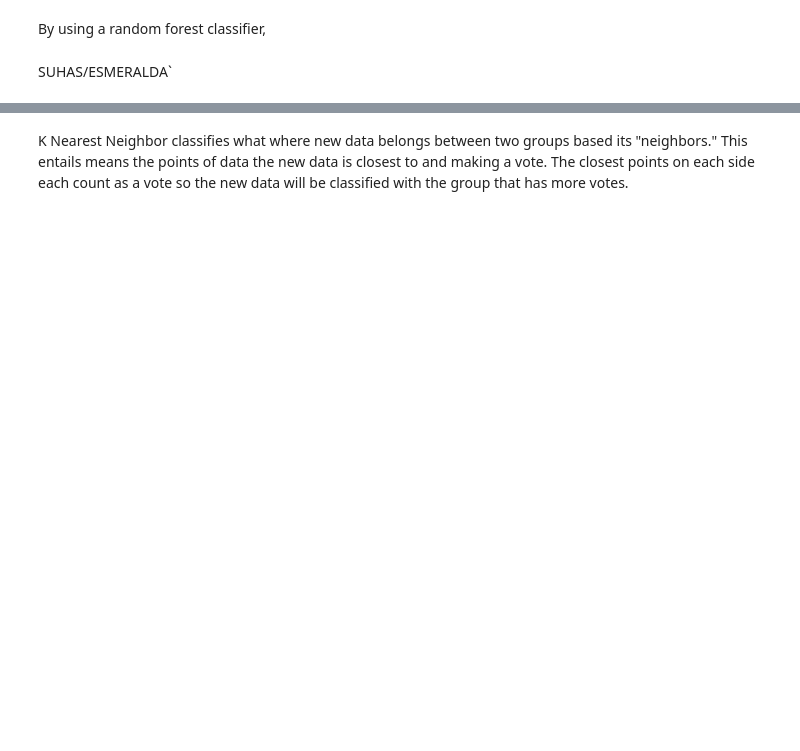
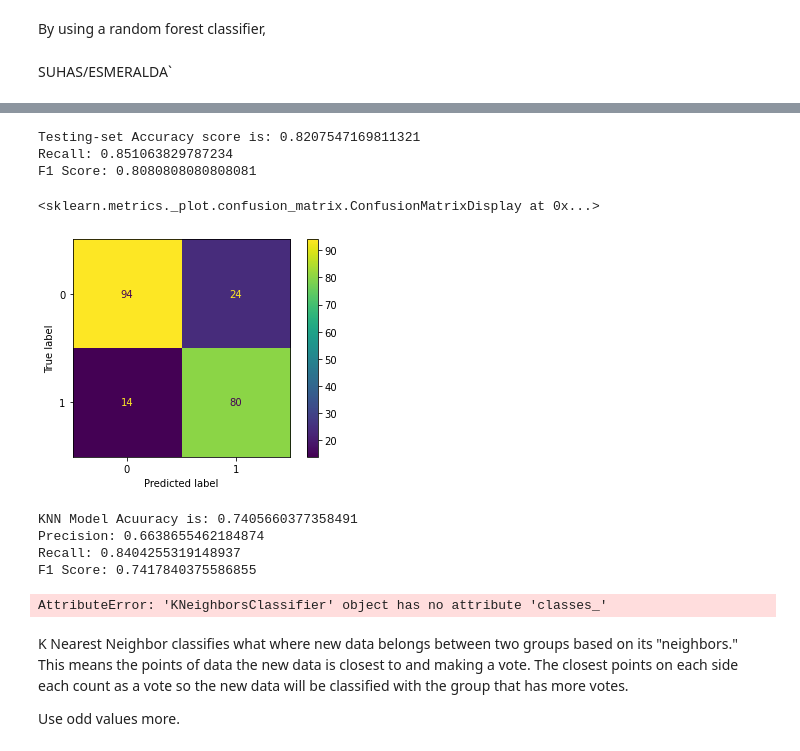
Before and after one commit to AnthonyCampbell208/SC22-BatchA-Frenzied-Physcists, a Jupyter notebook: final project/master_model_training.ipynb, the cells around one changed output, grey strips where cells are left out. Drawn from its saved outputs; the diff is of its cells as text; code cells hidden in the pictures; blank space fills up the shorter version.

```diff
--- a/final project/master_model_training.ipynb
+++ b/final project/master_model_training.ipynb
@@ -317,17 +355,54 @@ print(clf_rf_gs.best_params_)
 # %%
-knn = KNeighborsClassifier(n_neighbors = 5)
-knn.fit(X_train, y_train)
-y_pred_knn = knn.predict(X_test)
-acc_knn = metrics.accuracy_score(y_test,knn_pred)
-print("KNN Model Acuuracy is:", acc_knn)
-print("Precision:", metrics.precision_score(y_test, y_pred_knn))
-print("Recall:", metrics.recall_score(y_test, y_pred_knn))
-print("F1 Score:", metrics.f1_score(y_test, y_pred_knn))
-cm = confusion_matrix(y_test, y_pred_knn, labels=tree_clf.classes_)
-disp = ConfusionMatrixDisplay(confusion_matrix=cm, display_labels=clf.classes_)
+clf_rf = RandomForestClassifier(**clf_rf_gs.best_params_)
+clf_rf = clf_rf.fit(X_train,y_train)
+y_pred_rf = clf_rf.predict(X_test)
+acc_rf = metrics.accuracy_score(y_test, y_pred_rf)
+print('Testing-set Accuracy score is:', acc_rf)
+#print("Precision:", metrics.precision_score(y_test, y_pred_rf))
+print("Recall:", metrics.recall_score(y_test, y_pred_rf))
+print("F1 Score:", metrics.f1_score(y_test, y_pred_rf))
+cm = confusion_matrix(y_test, y_pred_rf, labels=tree_clf.classes_)
+disp = ConfusionMatrixDisplay(confusion_matrix=cm, display_labels=tree_clf.classes_)
 disp.plot()
+# %% [output]
+Testing-set Accuracy score is: 0.8207547169811321
+Recall: 0.851063829787234
+F1 Score: 0.8080808080808081
+<sklearn.metrics._plot.confusion_matrix.ConfusionMatrixDisplay at 0x...>
+[figure, added]
+# %%
+knn = KNeighborsClassifier(n_neighbors = 5)
+knn.fit(X_train, y_train)
+y_pred_knn = knn.predict(X_test)
+acc_knn = metrics.accuracy_score(y_test,y_pred_knn)
+print("KNN Model Acuuracy is:", acc_knn)
+print("Precision:", metrics.precision_score(y_test, y_pred_knn))
+print("Recall:", metrics.recall_score(y_test, y_pred_knn))
+print("F1 Score:", metrics.f1_score(y_test, y_pred_knn))
+cm = confusion_matrix(y_test, y_pred_knn, labels=tree_clf.classes_)
+disp = ConfusionMatrixDisplay(confusion_matrix=cm, display_labels=tree_clf.classes_)
+disp.plot()
+
+leaf_size = list(range(1,50))
+n_neighbors = list(range(1,30))
+p=[1,2]
+hyperparameters = dict(leaf_size=leaf_size, n_neighbors=n_neighbors, p=p)
+knn_2 = KNeighborsClassifier()
+clf = GridSearchCV(knn_2, hyperparameters, cv=10)
+best_model = clf.fit(x,y)
+print('Best leaf_size:', best_model.best_estimator_.get_params()['leaf_size'])
+print('Best p:', best_model.best_estimator_.get_params()['p'])
+print('Best n_neighbors:', best_model.best_estimator_.get_params()['n_neighbors'])
+# %% [output]
+KNN Model Acuuracy is: 0.7405660377358491
+Precision: 0.6638655462184874
+Recall: 0.8404255319148937
+F1 Score: 0.7417840375586855
+AttributeError: 'KNeighborsClassifier' object has no attribute 'classes_'
 # %% [markdown]
-K Nearest Neighbor classifies what where new data belongs between two groups based its "neighbors." This entails means the points of data the new data is closest to and making a vote. The closest points on each side each count as a vote so the new data will be classified with the group that has more votes.
+K Nearest Neighbor classifies what where new data belongs between two groups based on its "neighbors." This means the points of data the new data is closest to and making a vote. The closest points on each side each count as a vote so the new data will be classified with the group that has more votes.
+
+Use odd values more.
 # %%
 # Support Vector Classifier
 svc = SVC(random_state = 42)
```
Also changed, not shown: parts of 22 cells of this notebook, 7 other files.
